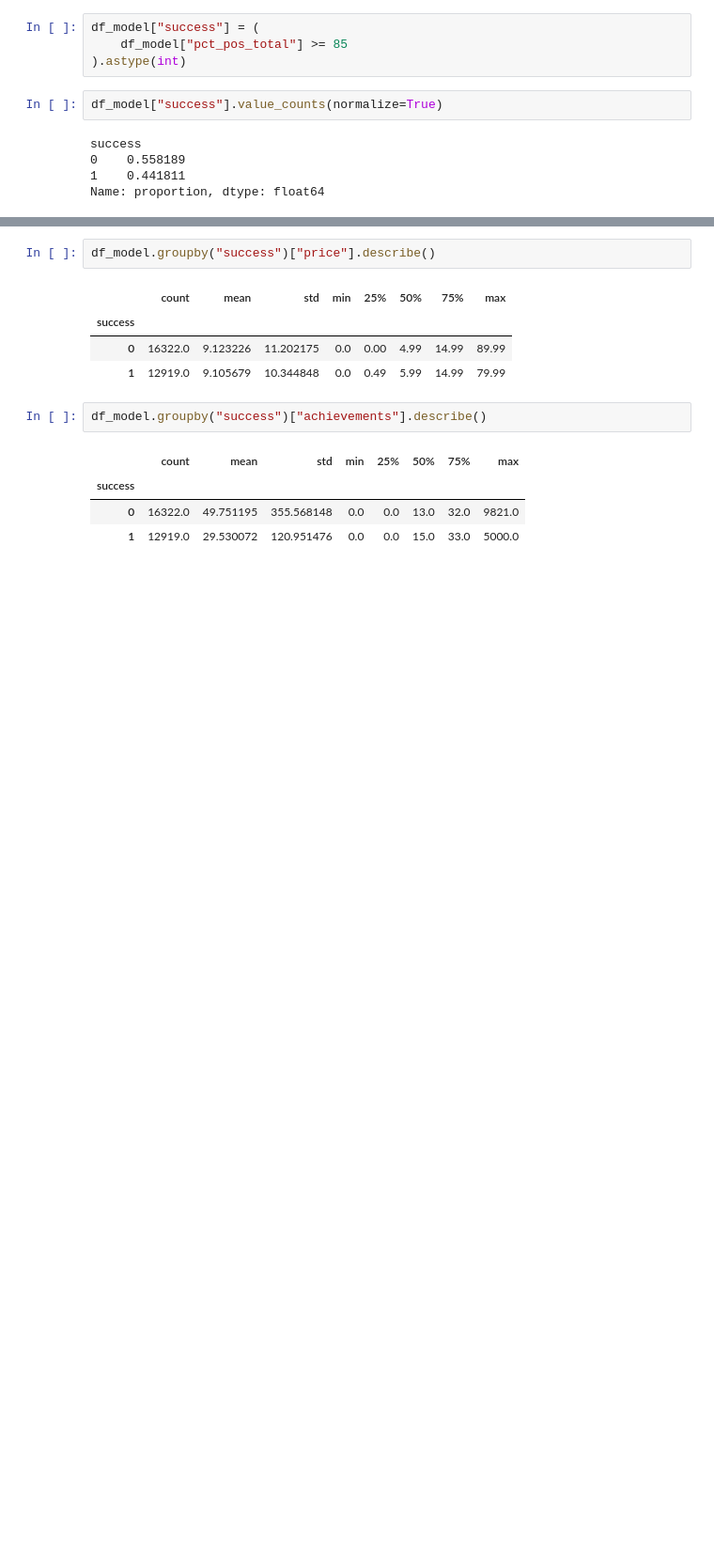
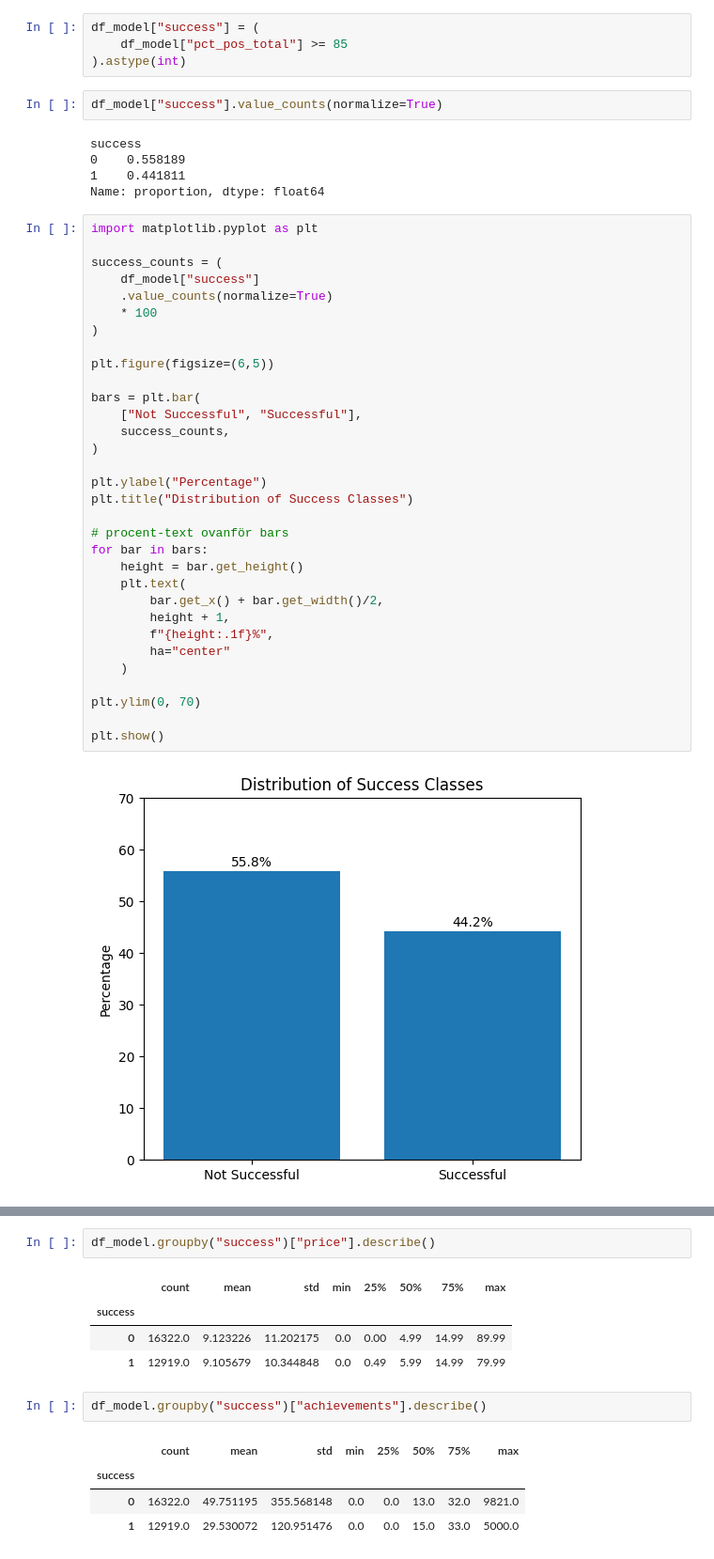
Before and after one commit to emilioano/AppliedAI, a Jupyter notebook: steam_decision_trees/steam_nick.ipynb, the cells around one changed output, grey strips where cells are left out. Shown at 94% size. Saved outputs shown, nothing was run; the diff lists cells and outputs as text; blank space fills up the shorter version.

```diff
--- a/steam_decision_trees/steam_nick.ipynb
+++ b/steam_decision_trees/steam_nick.ipynb
@@ -115,3 +159,37 @@ success
 0    0.558189
 1    0.441811
 Name: proportion, dtype: float64
+# %%
+import matplotlib.pyplot as plt
+
+success_counts = (
+    df_model["success"]
+    .value_counts(normalize=True)
+    * 100
+)
+
+plt.figure(figsize=(6,5))
+
+bars = plt.bar(
+    ["Not Successful", "Successful"],
+    success_counts,
+)
+
+plt.ylabel("Percentage")
+plt.title("Distribution of Success Classes")
+
+# procent-text ovanför bars
+for bar in bars:
+    height = bar.get_height()
+    plt.text(
+        bar.get_x() + bar.get_width()/2,
+        height + 1,
+        f"{height:.1f}%",
+        ha="center"
+    )
+
+plt.ylim(0, 70)
+
+plt.show()
+# %% [output]
+[figure, added]
```
Also changed, not shown: parts of 20 cells of this notebook, 13 other files.
